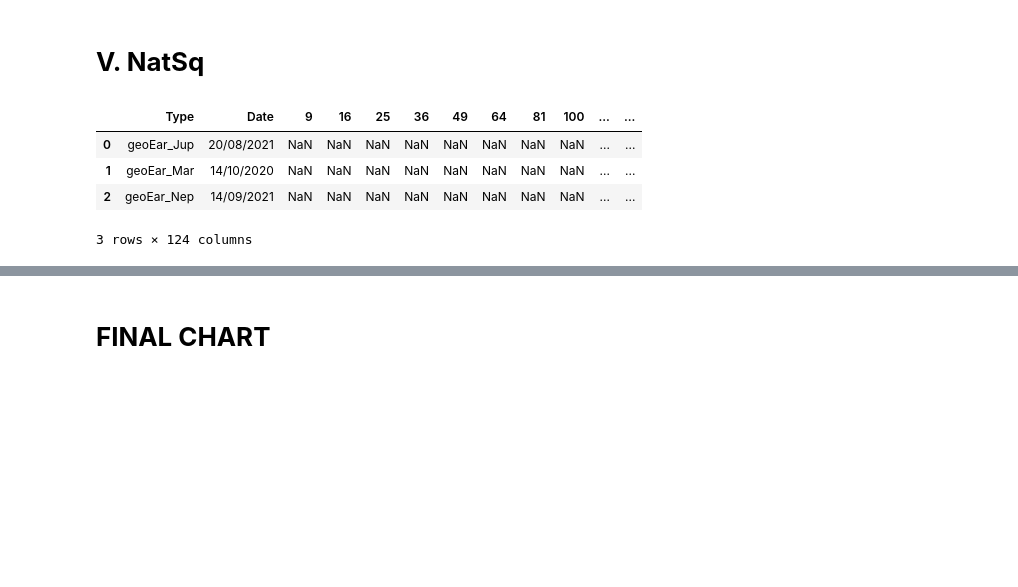
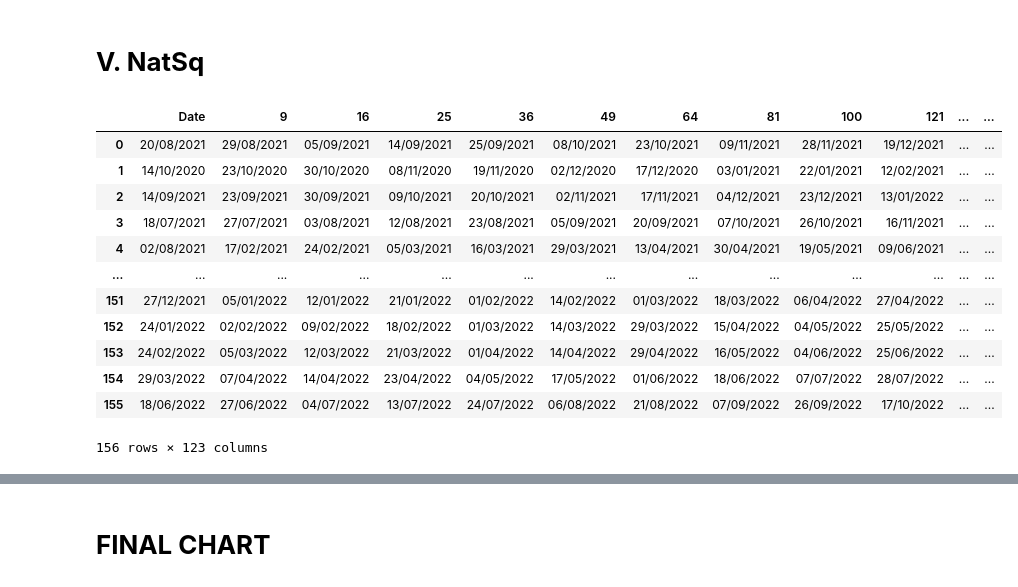
Before and after one commit to amirlehmam/MEMOIREPROPRE, a Jupyter notebook: PIPELINE.ipynb, the cells around one changed output, grey strips where cells are left out. Saved outputs shown, nothing was run; the diff lists cells and outputs as text; code cells hidden in the pictures; blank space fills up the shorter version.

```diff
--- a/PIPELINE.ipynb
+++ b/PIPELINE.ipynb
@@ -4376,37 +4287,2 @@ da
 # %% [markdown]
 # **V. NatSq**
-# %%
-# HELIO ASPECT TrTr
-
-ha = helio_asp
-col = []
-cols = ha.columns[1:]
-df = ha[cols]
-Date = list[ha['Date']]
-
-for columns in df.columns:
-
-    globals()["liste_%s"%columns] = []
-
-    for row, i in enumerate(df[columns]):
-        if (i >= 0 and i <= 0.03) or (i >= 3.75 and i <= 3.755) or (i >= 7.5 and i <= 7.55) or (i >= 15 and i <= 15.15) or (i >= 22.5 and i <= 22.55) or (i >= 30 and i <= 30.15) or (i >= 36 and i <= 36.15) or (i >= 45 and i <= 45.15) or (i >= 60 and i <= 60.15) or (i >= 72 and i <= 72.15) or (i >= 90 and i <= 90.15) or (i >= 120 and i <= 120.15) or (i >= 135 and i <= 135.15) or (i >= 144 and i <= 144.15) or (i >= 150 and i <= 150.15) or (i >= 180 and i <= 180.15):
-            globals()["liste_%s"%columns].append(i)
-        else:
-            globals()["liste_%s"%columns].append(" ")
-
-flu = helio_asp[['Date']].copy()
-dict = {'Sun_Mer': liste_Sun_Mer, 'Sun_Ven': liste_Sun_Ven, 'Sun_Mar': liste_Sun_Mar, 'Sun_Jup': liste_Sun_Jup, 'Sun_Sat': liste_Sun_Sat, 'Sun_Ura': liste_Sun_Ura, 'Sun_Nep': liste_Sun_Nep, 'Sun_Plu': liste_Sun_Plu, 'Mer_Ven': liste_Mer_Ven, 'Mer_Mar': liste_Mer_Mar, 'Mer_Jup': liste_Mer_Jup, 'Mer_Sat': liste_Mer_Sat, 'Mer_Ura': liste_Mer_Ura, 'Mer_Nep': liste_Mer_Nep, 'Mer_Plu': liste_Mer_Plu, 'Ven_Mar': liste_Ven_Mar, 'Ven_Jup': liste_Ven_Jup, 'Ven_Sat': liste_Ven_Sat, 'Ven_Ura': liste_Ven_Ura, 'Ven_Nep': liste_Ven_Nep, 'Ven_Plu': liste_Ven_Plu, 'Mar_Jup': liste_Mar_Jup, 'Mar_Sat': liste_Mar_Sat, 'Mar_Ura': liste_Mar_Ura, 'Mar_Nep': liste_Mar_Nep, 'Mar_Plu': liste_Mar_Plu, 'Jup_Sat': liste_Jup_Sat, 'Jup_Ura': liste_Jup_Ura, 'Jup_Nep': liste_Jup_Nep, 'Jup_Plu': liste_Jup_Plu, 'Sat_Ura': liste_Sat_Ura, 'Sat_Nep': liste_Sat_Nep, 'Sat_Plu': liste_Sat_Plu, 'Ura_Nep': liste_Ura_Nep, 'Ura_Plu': liste_Ura_Plu, 'Nep_Plu': liste_Nep_Plu}
-dfObj = pd.DataFrame(dict)
-flu = helio_asp[['Date']].copy()
-concat_asp = pd.concat([flu, dfObj], axis=1)
-
-asp_con = concat_asp[concat_asp.Date == today]
-asp_con.round()
-# %%
-NatSq.head(3)
-# %% [output]
-|  | Type | Date | 9 | 16 | 25 | 36 | 49 | 64 | 81 | 100 | ... | ... |
-| 0 | geoEar_Jup | 20/08/2021 | NaN | NaN | NaN | NaN | NaN | NaN | NaN | NaN | ... | ... |
-| 1 | geoEar_Mar | 14/10/2020 | NaN | NaN | NaN | NaN | NaN | NaN | NaN | NaN | ... | ... |
-| 2 | geoEar_Nep | 14/09/2021 | NaN | NaN | NaN | NaN | NaN | NaN | NaN | NaN | ... | ... |
-3 rows × 124 columns
@@ -4418,0 +4289,22 @@ for columns in NatSq.columns:
+# %%
+NatSq = NatSq.drop(['Type'], axis=1)
+
+for col in NatSq.columns[1:]:
+    NatSq[col] = ((pd.to_datetime(NatSq['Date']) + pd.to_timedelta(f'{col} days'))
+               .dt.strftime('%d/%m/%Y'))
+
+NatSq
+# %% [output]
+|  | Date | 9 | 16 | 25 | 36 | 49 | 64 | 81 | 100 | 121 | ... | ... |
+| 0 | 20/08/2021 | 29/08/2021 | 05/09/2021 | 14/09/2021 | 25/09/2021 | 08/10/2021 | 23/10/2021 | 09/11/2021 | 28/11/2021 | 19/12/2021 | ... | ... |
+| 1 | 14/10/2020 | 23/10/2020 | 30/10/2020 | 08/11/2020 | 19/11/2020 | 02/12/2020 | 17/12/2020 | 03/01/2021 | 22/01/2021 | 12/02/2021 | ... | ... |
+| 2 | 14/09/2021 | 23/09/2021 | 30/09/2021 | 09/10/2021 | 20/10/2021 | 02/11/2021 | 17/11/2021 | 04/12/2021 | 23/12/2021 | 13/01/2022 | ... | ... |
+| 3 | 18/07/2021 | 27/07/2021 | 03/08/2021 | 12/08/2021 | 23/08/2021 | 05/09/2021 | 20/09/2021 | 07/10/2021 | 26/10/2021 | 16/11/2021 | ... | ... |
+| 4 | 02/08/2021 | 17/02/2021 | 24/02/2021 | 05/03/2021 | 16/03/2021 | 29/03/2021 | 13/04/2021 | 30/04/2021 | 19/05/2021 | 09/06/2021 | ... | ... |
+| ... | ... | ... | ... | ... | ... | ... | ... | ... | ... | ... | ... | ... |
+| 151 | 27/12/2021 | 05/01/2022 | 12/01/2022 | 21/01/2022 | 01/02/2022 | 14/02/2022 | 01/03/2022 | 18/03/2022 | 06/04/2022 | 27/04/2022 | ... | ... |
+| 152 | 24/01/2022 | 02/02/2022 | 09/02/2022 | 18/02/2022 | 01/03/2022 | 14/03/2022 | 29/03/2022 | 15/04/2022 | 04/05/2022 | 25/05/2022 | ... | ... |
+| 153 | 24/02/2022 | 05/03/2022 | 12/03/2022 | 21/03/2022 | 01/04/2022 | 14/04/2022 | 29/04/2022 | 16/05/2022 | 04/06/2022 | 25/06/2022 | ... | ... |
+| 154 | 29/03/2022 | 07/04/2022 | 14/04/2022 | 23/04/2022 | 04/05/2022 | 17/05/2022 | 01/06/2022 | 18/06/2022 | 07/07/2022 | 28/07/2022 | ... | ... |
+| 155 | 18/06/2022 | 27/06/2022 | 04/07/2022 | 13/07/2022 | 24/07/2022 | 06/08/2022 | 21/08/2022 | 07/09/2022 | 26/09/2022 | 17/10/2022 | ... | ... |
+156 rows × 123 columns
```
Also changed, not shown: parts of 8 cells of this notebook.
